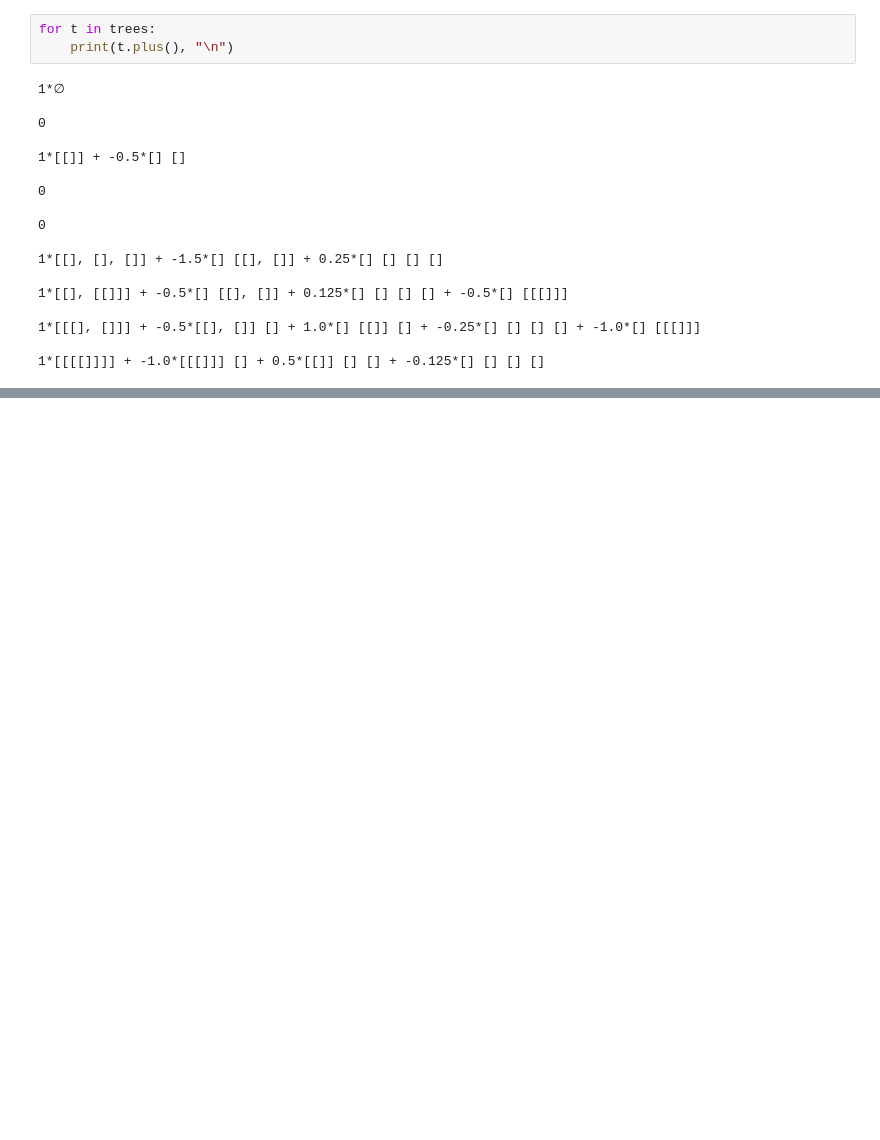
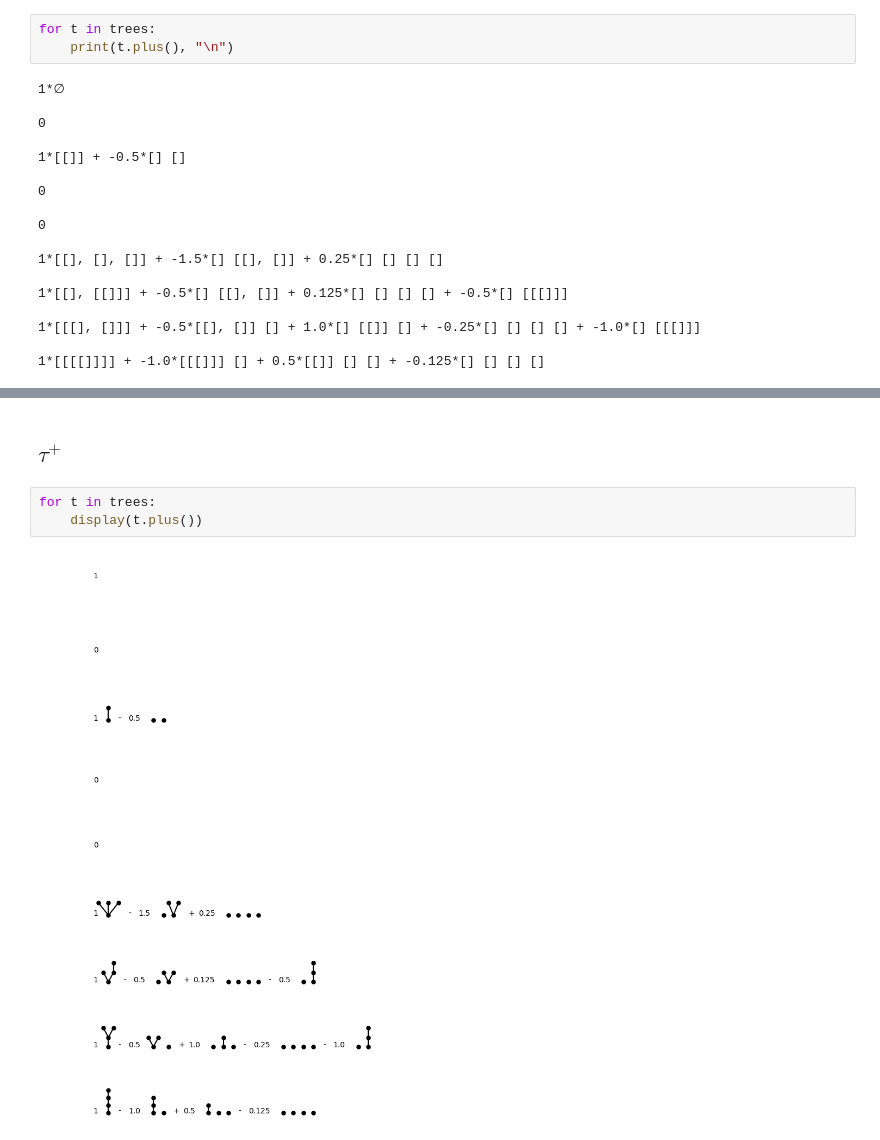
Before and after one commit to daniil-shmelev/kauri, a Jupyter notebook: odd_even_decomp.ipynb, the cells around one changed output, grey strips where cells are left out. Cells and saved outputs as stored; diff of their text form; blank space fills up the shorter version.

```diff
--- a/odd_even_decomp.ipynb
+++ b/odd_even_decomp.ipynb
@@ -76,0 +118,15 @@ for t in trees:
+# %% [markdown]
+## $\tau^+$
+# %%
+for t in trees:
+    display(t.plus())
+# %% [output]
+[figure, added]
+[figure, added]
+[figure, added]
+[figure, added]
+[figure, added]
+[figure, added]
+[figure, added]
+[figure, added]
+[figure, added]
```
Also changed, not shown: parts of 10 cells of this notebook, 2 other files.
